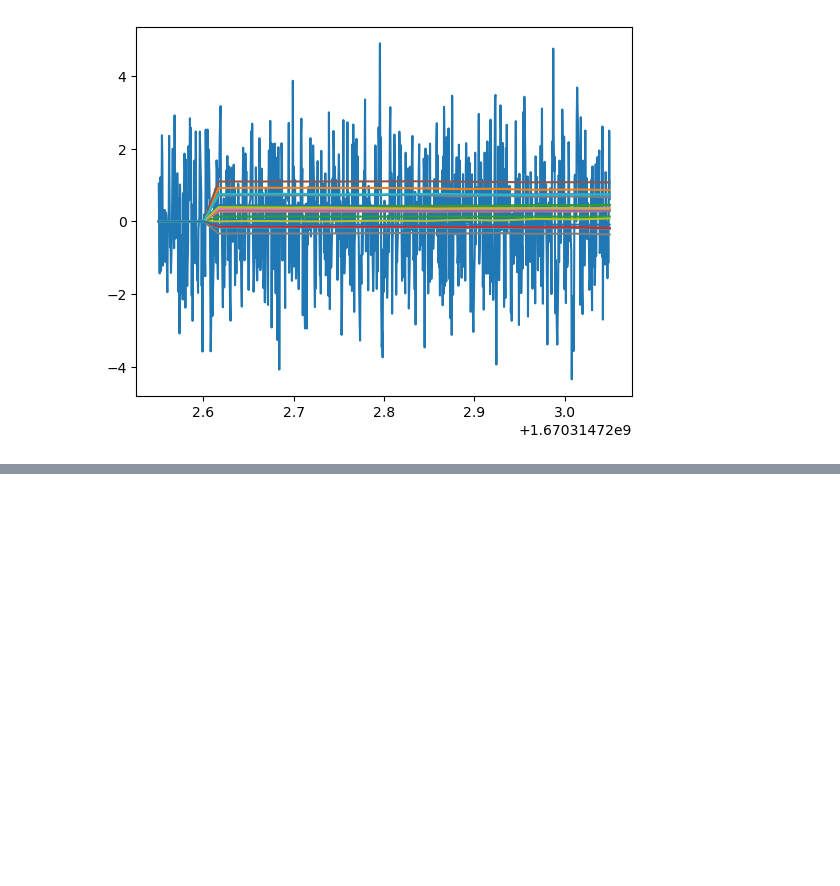
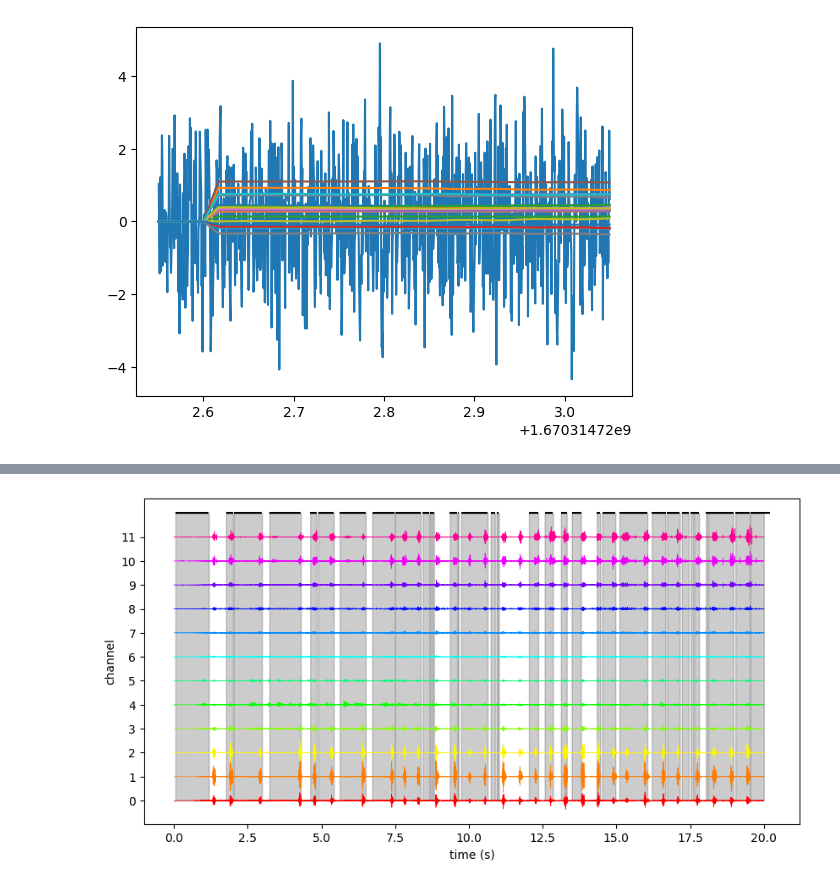
Before and after one commit to Erdos-Projects/fall-2025-gesture-recognition, a Jupyter notebook: notebooks/Getting started.ipynb, the cells around one changed output, grey strips where cells are left out. Saved outputs shown, nothing was run; the diff lists cells and outputs as text; code cells hidden in the pictures; blank space fills up the shorter version.

```diff
--- a/notebooks/Getting started.ipynb
+++ b/notebooks/Getting started.ipynb
@@ -71,0 +228,27 @@ Recording freq 2000 Hz
+# %%
+# Plot when hand is moving, and what the sensor detects
+
+length = 20 #seconds
+N = int(samplerate * length) #n values
+T = 1.0 / samplerate
+time = np.linspace(0.0, N, N, endpoint=False) * T
+
+windows = get_contiguous_ones(angle_mask)
+
+import matplotlib as mpl
+cmap = mpl.colormaps['hsv']
+
+fig = plt.figure(figsize=(10,5))
+for i in range(12):
+    plt.plot(time, emgdata[:N,i] + i*2000, linewidth=0.5, color=cmap(i/12), zorder=10)
+plt.fill_between(time, angle_mask[:N]*12*2000, np.zeros(N), color='k', alpha=0.2, zorder=0)
+for window in windows:
+    if window[0]<N:
+        plt.hlines(12*2000, window[0]/samplerate, window[1]/samplerate, color='k')
+
+plt.yticks(2000*np.arange(12), np.arange(12))
+plt.ylabel('channel')
+plt.xlabel('time (s)')
+plt.show()
+# %% [output]
+[figure, added]
```
Also changed, not shown: parts of 12 cells of this notebook.
